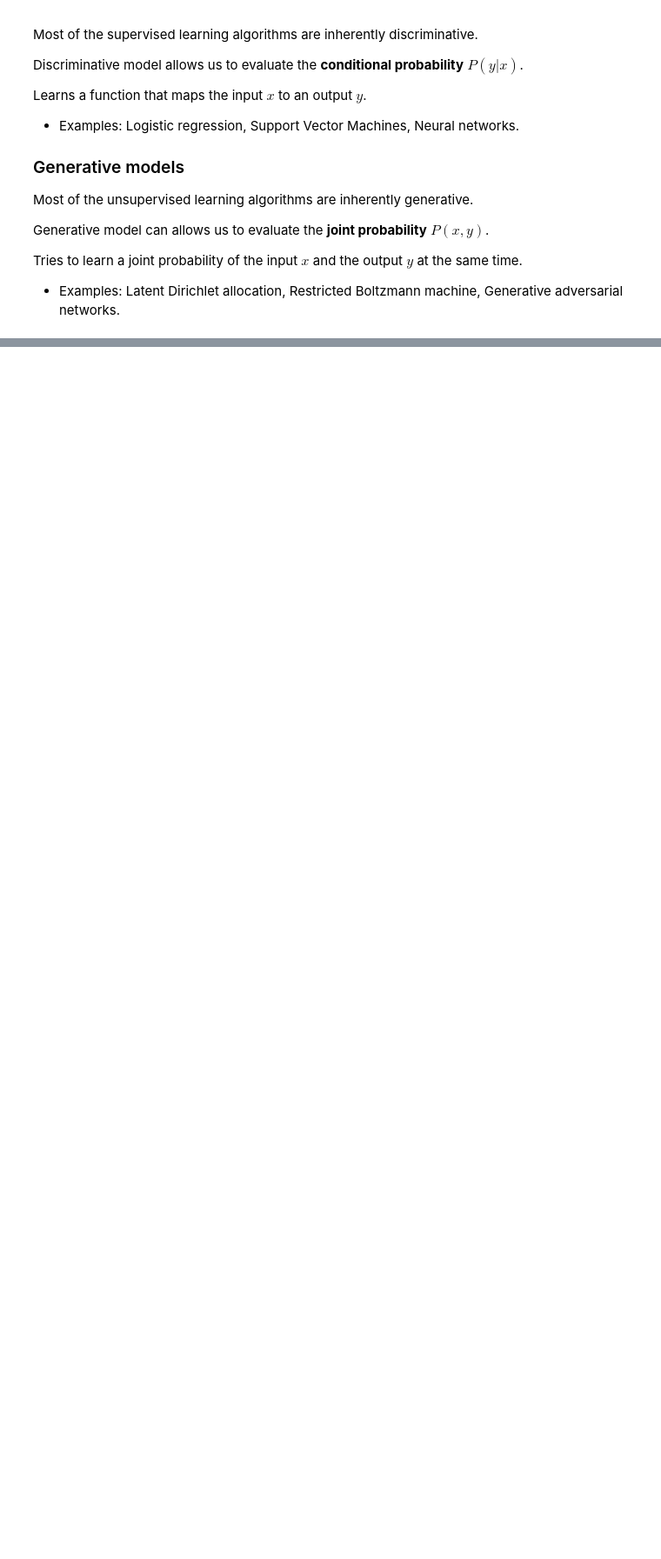
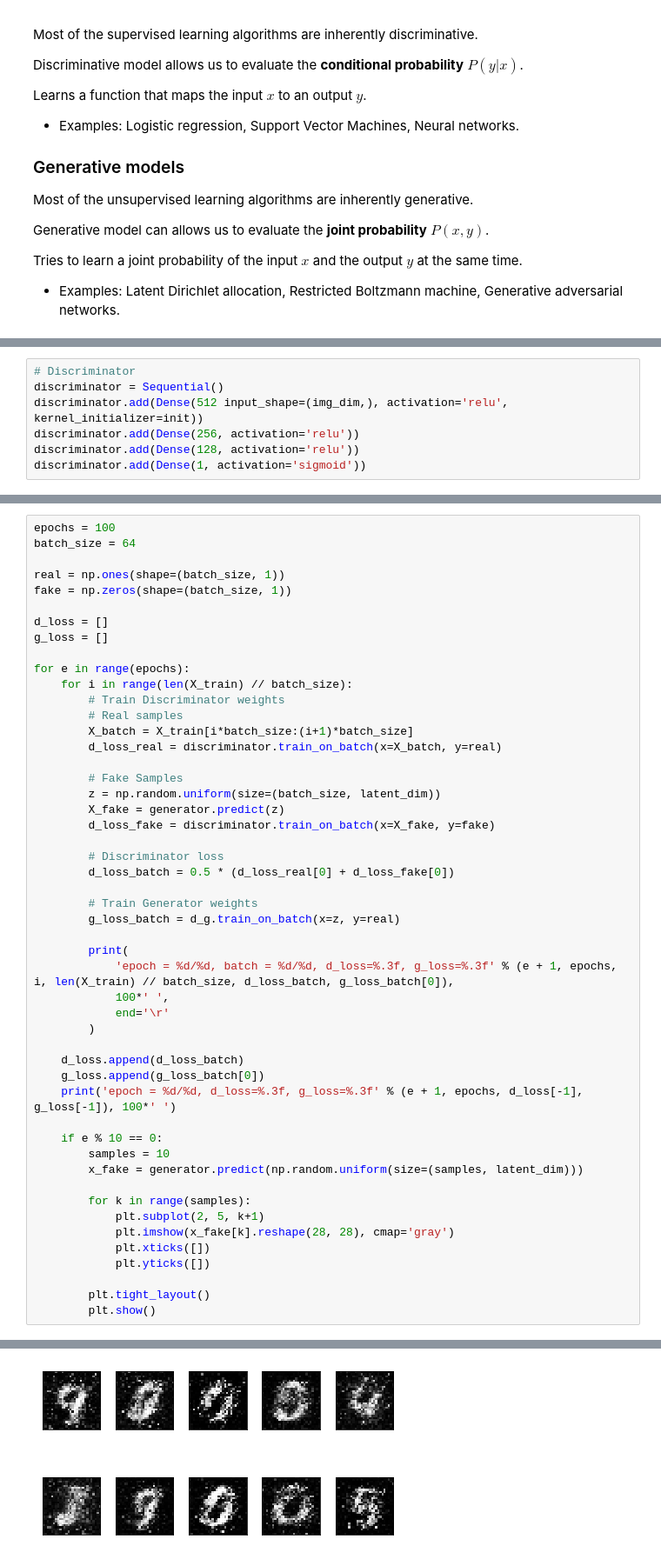
Before and after one commit to mafda/generative_adversarial_networks_101, a Jupyter notebook: src/01_GAN_MNIST.ipynb, the cells around one changed output, grey strips where cells are left out. Shown at 87% size. Cells and saved outputs as stored; diff of their text form; blank space fills up the shorter version.

```diff
--- a/src/01_GAN_MNIST.ipynb
+++ b/src/01_GAN_MNIST.ipynb
@@ -138,0 +226,7 @@ No statistical inference can be done with them. (They belong to the class of dir
+# %%
+# Discriminator
+discriminator = Sequential()
+discriminator.add(Dense(512 input_shape=(img_dim,), activation='relu', kernel_initializer=init))
+discriminator.add(Dense(256, activation='relu'))
+discriminator.add(Dense(128, activation='relu'))
+discriminator.add(Dense(1, activation='sigmoid'))
@@ -140,0 +269,51 @@ No statistical inference can be done with them. (They belong to the class of dir
+# %%
+epochs = 100
+batch_size = 64
+
+real = np.ones(shape=(batch_size, 1))
+fake = np.zeros(shape=(batch_size, 1))
+
+d_loss = []
+g_loss = []
+
+for e in range(epochs):
+    for i in range(len(X_train) // batch_size):
+        # Train Discriminator weights
+        # Real samples
+        X_batch = X_train[i*batch_size:(i+1)*batch_size]
+        d_loss_real = discriminator.train_on_batch(x=X_batch, y=real)
+
+        # Fake Samples
+        z = np.random.uniform(size=(batch_size, latent_dim))
+        X_fake = generator.predict(z)
+        d_loss_fake = discriminator.train_on_batch(x=X_fake, y=fake)
+
+        # Discriminator loss
+        d_loss_batch = 0.5 * (d_loss_real[0] + d_loss_fake[0])
+
+        # Train Generator weights
+        g_loss_batch = d_g.train_on_batch(x=z, y=real)
+
+        print(
+            'epoch = %d/%d, batch = %d/%d, d_loss=%.3f, g_loss=%.3f' % (e + 1, epochs, i, len(X_train) // batch_size, d_loss_batch, g_loss_batch[0]),
+            100*' ',
+            end='\r'
+        )
+
+    d_loss.append(d_loss_batch)
+    g_loss.append(g_loss_batch[0])
+    print('epoch = %d/%d, d_loss=%.3f, g_loss=%.3f' % (e + 1, epochs, d_loss[-1], g_loss[-1]), 100*' ')
+
+    if e % 10 == 0:
+        samples = 10
+        x_fake = generator.predict(np.random.uniform(size=(samples, latent_dim)))
+
+        for k in range(samples):
+            plt.subplot(2, 5, k+1)
+            plt.imshow(x_fake[k].reshape(28, 28), cmap='gray')
+            plt.xticks([])
+            plt.yticks([])
+
+        plt.tight_layout()
+        plt.show()
+# %% [output]
@@ -140,0 +321 @@ No statistical inference can be done with them. (They belong to the class of dir
+[figure, added]
```
Also changed, not shown: parts of 25 cells of this notebook.
